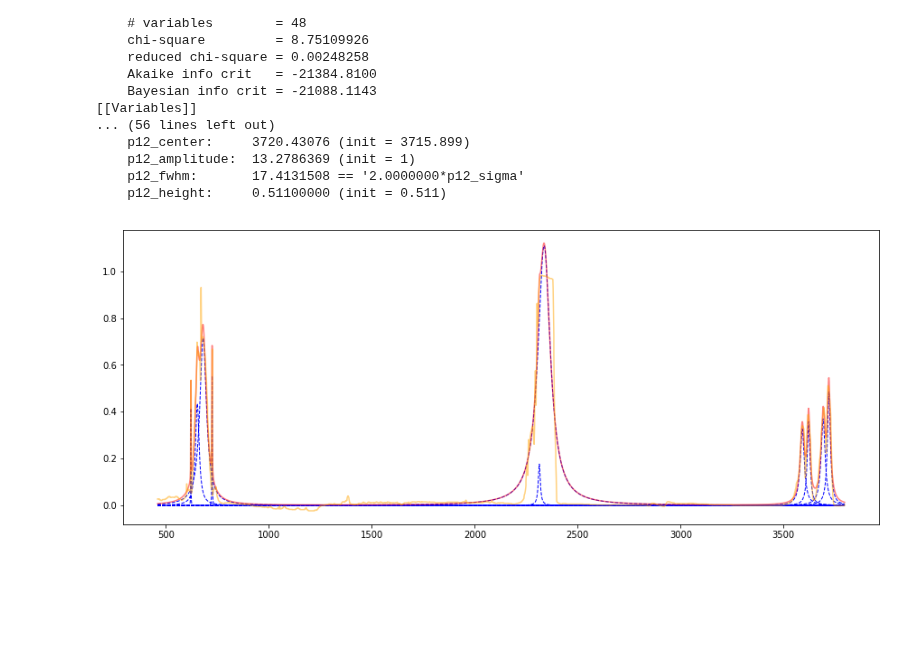
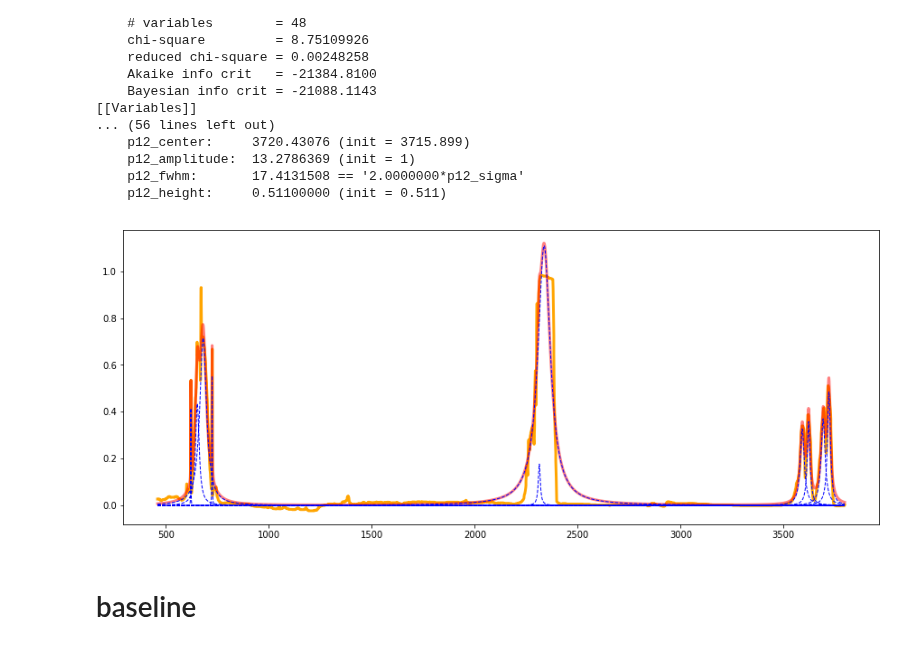
Before and after one commit to raman-noodles/Raman-noodles, a Jupyter notebook: peak_fit_functions.ipynb, the cells around one changed output. Saved outputs shown, nothing was run; the diff lists cells and outputs as text; code cells hidden in the pictures; blank space fills up the shorter version.

```diff
--- a/peak_fit_functions.ipynb
+++ b/peak_fit_functions.ipynb
@@ -68,7 +71,7 @@ for i in range(len(peaks)):
     else:
         pars.update(peak.make_params())
     pars[prefix+'center'].set(peaks[i][0], vary=True, min=(peaks[i][0]-10), max=(peaks[i][0]+10))
-    pars[prefix+'height'].set(peaks[i][1], vary=True)
+    pars[prefix+'height'].set(peaks[i][1], vary=True, min=0, max=1)
     pars[prefix+'sigma'].set(min=0, max=500)
     pars[prefix+'amplitude'].set(min=0)
     peak_list.append(peak)
@@ -101,19 +104,18 @@ print(out.fit_report(min_correl=0.5))
     p12_height:     0.51100000 (init = 0.511)
 # %%
 fig = plt.figure(figsize=(15,6))
+
+# plt.plot(x, init, 'k--')
+plt.plot(x, y, 'orange', alpha=1, linewidth=3)
+plt.plot(x, out.best_fit, 'r-', alpha=0.5, linewidth=3)
 
 plot_components = True
 if plot_components:
     comps = out.eval_components(x=x)
     for i in range(len(peaks)):
         prefix = 'p{}_'.format(i+1)
         plt.plot(x, comps[prefix], 'b--', linewidth=1)
 
-# plt.plot(x, init, 'k--')
-plt.plot(x, out.best_fit, 'r-', alpha=0.5)
-plt.plot(x, y, 'orange', alpha=0.5)
-
-
 plt.show()
 # %% [output]
-[figure, old version]
+[figure, new version]
@@ -121,0 +122,2 @@ out.values['p1_fwhm']
+# %% [markdown]
+# baseline
```
Also changed, not shown: parts of 17 cells of this notebook.
